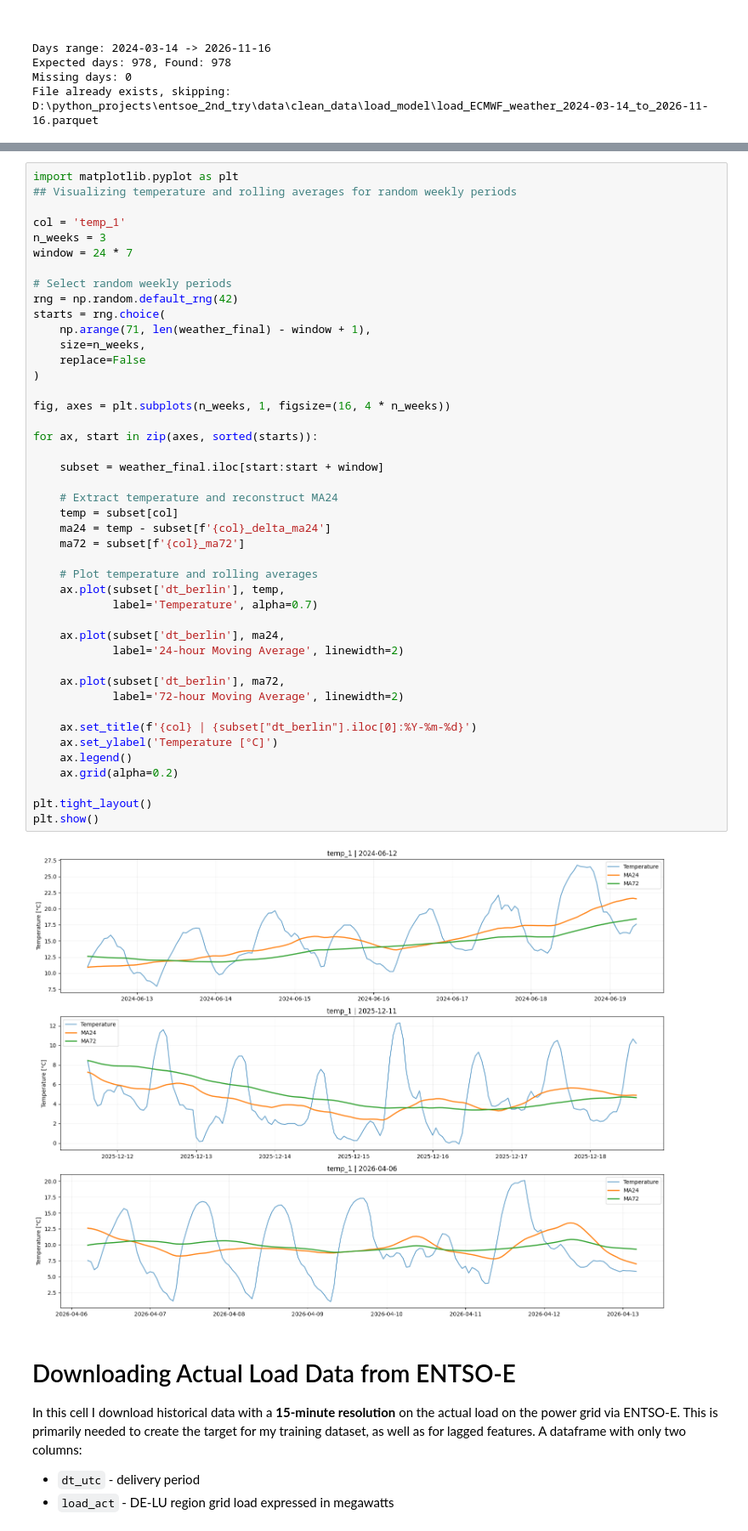
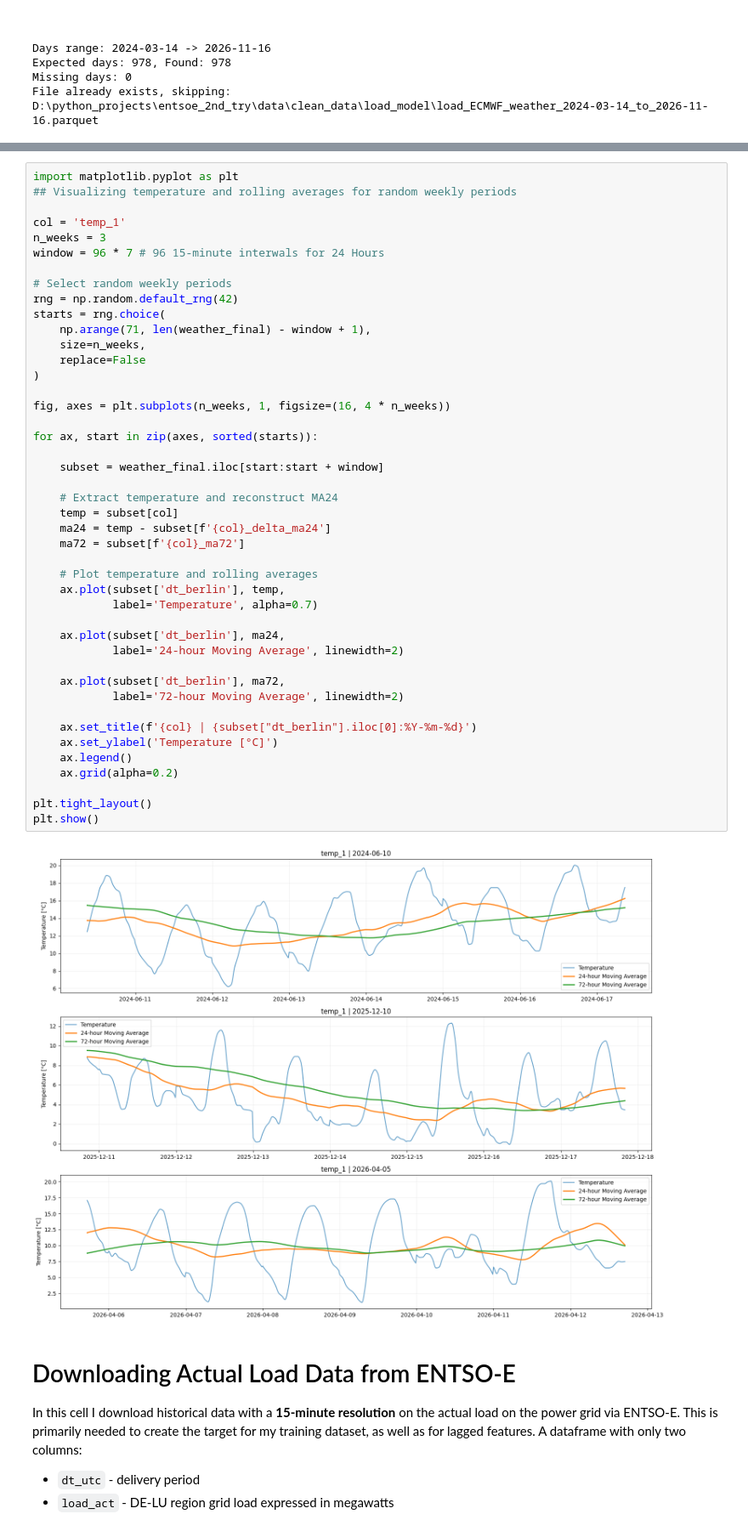
Before and after one commit to anatolii-me/DE-DayAhead-PowerForecast, a Jupyter notebook: notebooks/research_load_model/1_data_preparation.ipynb, the cells around one changed output, grey strips where cells are left out. Shown at 85% size. Cells and saved outputs as stored; diff of their text form.

```diff
--- a/notebooks/research_load_model/1_data_preparation.ipynb
+++ b/notebooks/research_load_model/1_data_preparation.ipynb
@@ -863,7 +944,7 @@ import matplotlib.pyplot as plt
 
 col = 'temp_1'
 n_weeks = 3
-window = 24 * 7
+window = 96 * 7 # 96 15-minute interwals for 24 Hours
 
 # Select random weekly periods
 rng = np.random.default_rng(42)
@@ -875,34 +956,34 @@ starts = rng.choice(
 
 fig, axes = plt.subplots(n_weeks, 1, figsize=(16, 4 * n_weeks))
 
 for ax, start in zip(axes, sorted(starts)):
 
     subset = weather_final.iloc[start:start + window]
 
     # Extract temperature and reconstruct MA24
     temp = subset[col]
     ma24 = temp - subset[f'{col}_delta_ma24']
     ma72 = subset[f'{col}_ma72']
 
     # Plot temperature and rolling averages
     ax.plot(subset['dt_berlin'], temp,
             label='Temperature', alpha=0.7)
 
     ax.plot(subset['dt_berlin'], ma24,
             label='24-hour Moving Average', linewidth=2)
 
     ax.plot(subset['dt_berlin'], ma72,
             label='72-hour Moving Average', linewidth=2)
 
     ax.set_title(f'{col} | {subset["dt_berlin"].iloc[0]:%Y-%m-%d}')
     ax.set_ylabel('Temperature [°C]')
     ax.legend()
     ax.grid(alpha=0.2)
 
 plt.tight_layout()
 plt.show()
 # %% [output]
-[figure, old version]
+[figure, new version]
 # %% [markdown]
 # Downloading Actual Load Data from ENTSO-E
 In this cell I download historical data with a **15-minute resolution** on the actual load on the power grid via ENTSO-E. This is primarily needed to create the target for my training dataset, as well as for lagged features.
```
Also changed, not shown: parts of 12 cells of this notebook.
